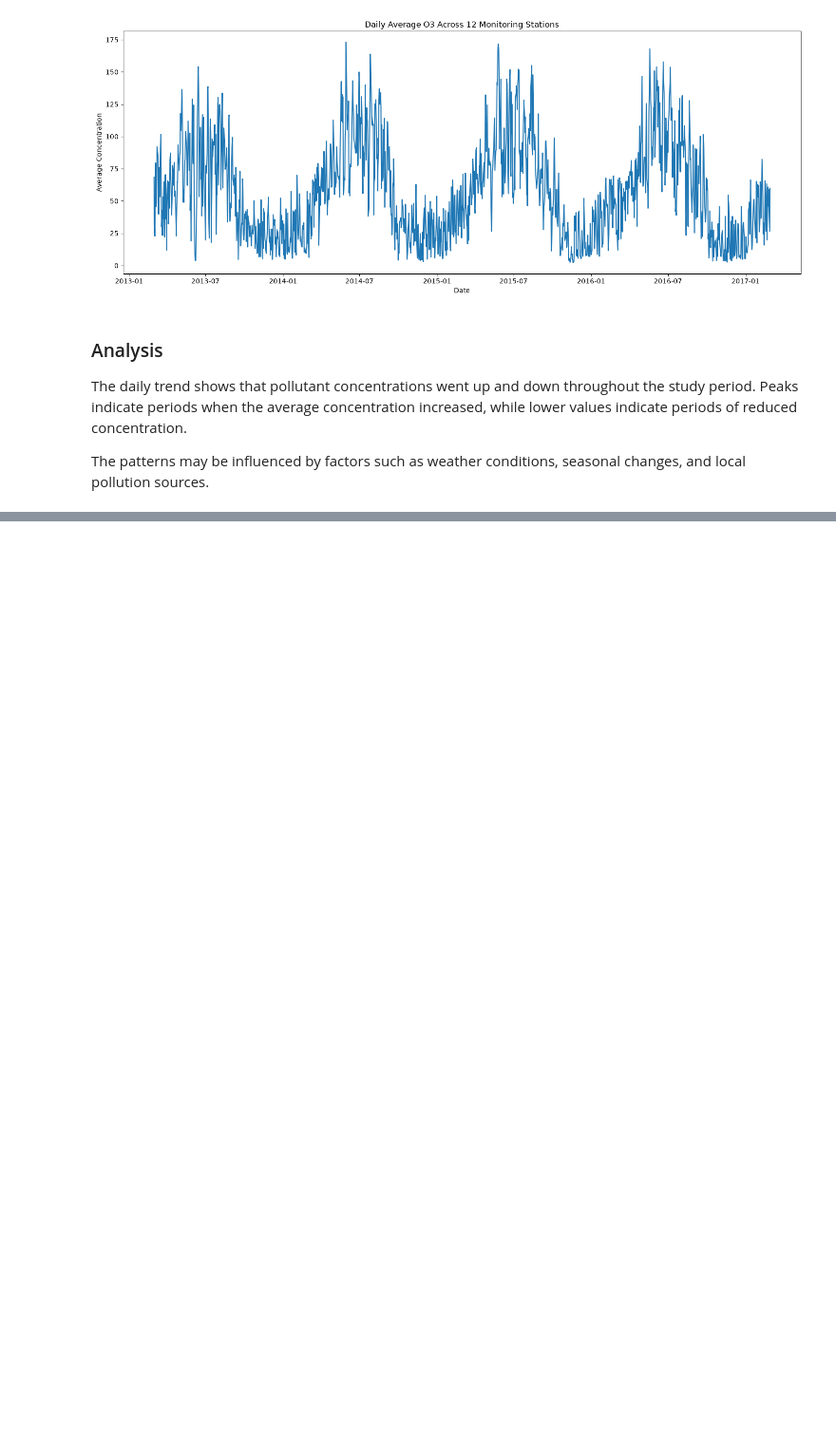
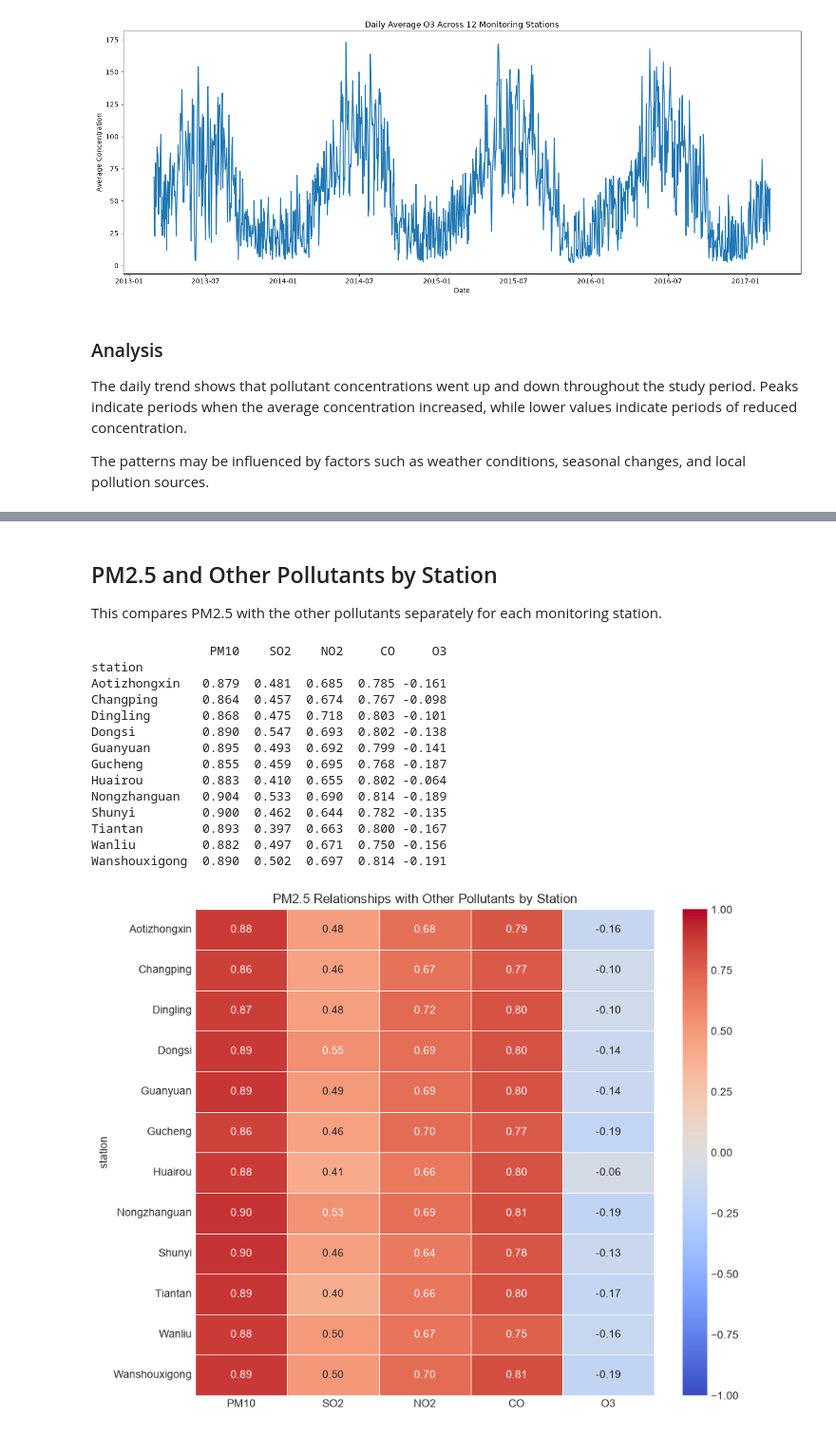
Before and after one commit to Dirk2928/Data_Science, a Jupyter notebook: Notebooks/eda_beijing_air_quality.ipynb, the cells around one changed output, grey strips where cells are left out. Shown at 95% size. Cells and saved outputs as stored; diff of their text form; code cells hidden in the pictures; blank space fills up the shorter version.

```diff
--- a/Notebooks/eda_beijing_air_quality.ipynb
+++ b/Notebooks/eda_beijing_air_quality.ipynb
@@ -188,0 +386,43 @@ The patterns may be influenced by factors such as weather conditions, seasonal c
+# %% [markdown]
+## PM2.5 and Other Pollutants by Station
+
+This compares PM2.5 with the other pollutants separately for each monitoring station.
+# %%
+station_corr = (
+    df.groupby("station")[pollutants]
+    .corr()["PM2.5"]
+    .unstack(level=1)
+    .drop(columns="PM2.5")
+)
+print(station_corr.round(3))
+
+plt.figure(figsize=(9, 7))
+sns.heatmap(
+    station_corr,
+    annot=True,
+    fmt=".2f",
+    cmap="coolwarm",
+    center=0,
+    vmin=-1,
+    vmax=1,
+    linewidths=0.5,
+)
+plt.title("PM2.5 Relationships with Other Pollutants by Station")
+plt.tight_layout()
+plt.show()
+# %% [output]
+                PM10    SO2    NO2     CO     O3
+station
+Aotizhongxin   0.879  0.481  0.685  0.785 -0.161
+Changping      0.864  0.457  0.674  0.767 -0.098
+Dingling       0.868  0.475  0.718  0.803 -0.101
+Dongsi         0.890  0.547  0.693  0.802 -0.138
+Guanyuan       0.895  0.493  0.692  0.799 -0.141
+Gucheng        0.855  0.459  0.695  0.768 -0.187
+Huairou        0.883  0.410  0.655  0.802 -0.064
+Nongzhanguan   0.904  0.533  0.690  0.814 -0.189
+Shunyi         0.900  0.462  0.644  0.782 -0.135
+Tiantan        0.893  0.397  0.663  0.800 -0.167
+Wanliu         0.882  0.497  0.671  0.750 -0.156
+Wanshouxigong  0.890  0.502  0.697  0.814 -0.191
+[figure, added]
```
Also changed, not shown: parts of 13 cells of this notebook, 6 other files.
